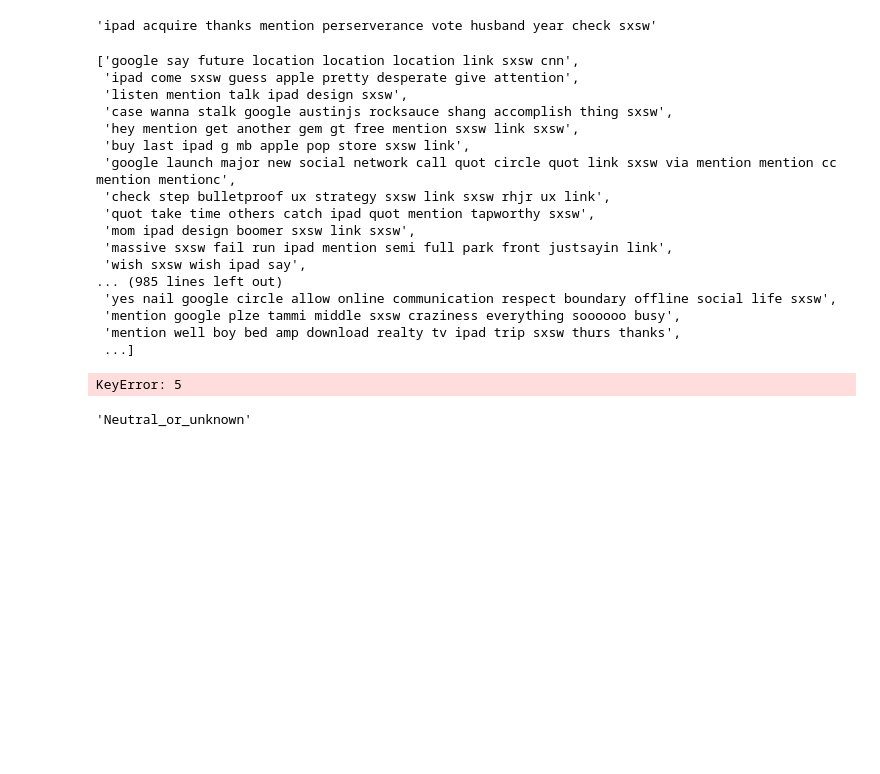
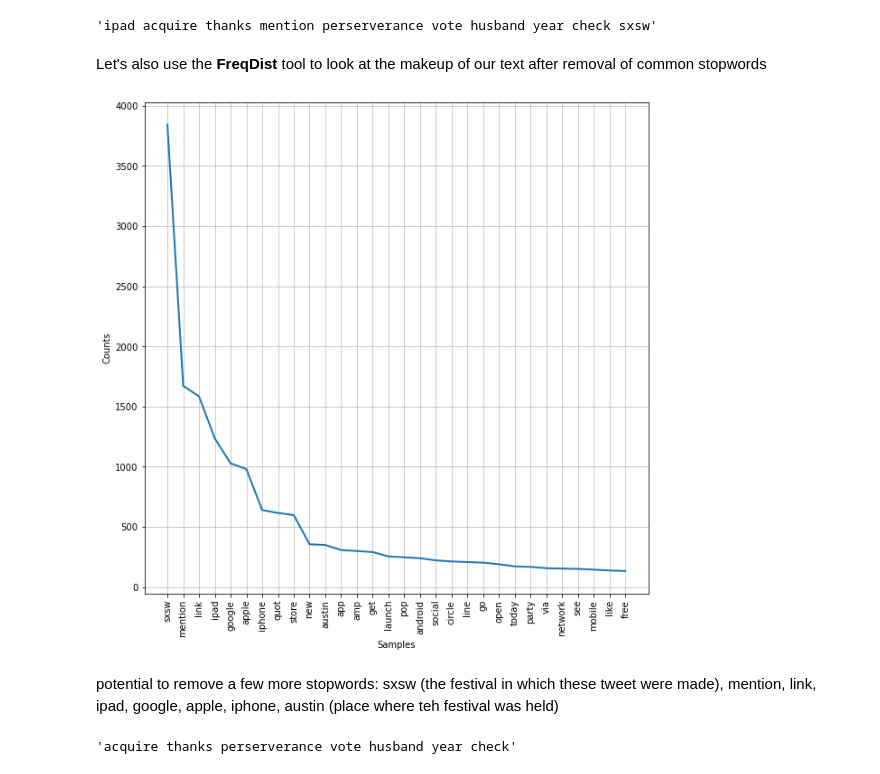
Before and after one commit to luluvalakdawala/NLP_for_tweet_sentiments, a Jupyter notebook: notebooks/exploratory/01_data_exploration.ipynb, the cells around one changed output. Drawn from its saved outputs; the diff is of its cells as text; code cells hidden in the pictures; blank space fills up the shorter version.

```diff
--- a/notebooks/exploratory/01_data_exploration.ipynb
+++ b/notebooks/exploratory/01_data_exploration.ipynb
@@ -305,31 +304,20 @@ token_docs[0]
 # %%
 # Secondary train-test split to build our best model
 X_t, X_val, y_t, y_val = train_test_split(token_docs, y_train, test_size=.25, random_state=1)
-# %%
-X_t
-# %% [output]
-['google say future location location location link sxsw cnn',
- 'ipad come sxsw guess apple pretty desperate give attention',
- 'listen mention talk ipad design sxsw',
- 'case wanna stalk google austinjs rocksauce shang accomplish thing sxsw',
- 'hey mention get another gem gt free mention sxsw link sxsw',
- 'buy last ipad g mb apple pop store sxsw link',
- 'google launch major new social network call quot circle quot link sxsw via mention mention cc mention mentionc',
- 'check step bulletproof ux strategy sxsw link sxsw rhjr ux link',
- 'quot take time others catch ipad quot mention tapworthy sxsw',
- 'mom ipad design boomer sxsw link sxsw',
- 'massive sxsw fail run ipad mention semi full park front justsayin link',
- 'wish sxsw wish ipad say',
-... (985 lines left out)
- 'yes nail google circle allow online communication respect boundary offline social life sxsw',
- 'mention google plze tammi middle sxsw craziness everything soooooo busy',
- 'mention well boy bed amp download realty tv ipad trip sxsw thurs thanks',
- ...]
-# %%
-y_t[5]
-# %% [output]
-KeyError: 5
-# %%
-y_t.iloc[0]
-# %% [output]
-'Neutral_or_unknown'
+# %% [markdown]
+Let's also use the **FreqDist** tool to look at the makeup of our text after removal of common stopwords
+# %%
+word_list = []
+for text in X_t:
+    words = word_tokenize(text)
+    for word in words:
+        word_list.append(word)
+# %%
+from nltk.probability import FreqDist
+fdist = FreqDist(word_list)
+plt.figure(figsize=(10,10))
+fdist.plot(30);
+# %% [output]
+[figure, added]
+# %% [markdown]
+potential to remove a few more stopwords: sxsw (the festival in which these tweet were made), mention, link, ipad, google, apple, iphone, austin (place where teh festival was held)
@@ -335,0 +328,4 @@ y_t.iloc[0]
+# %%
+token_docs[0]
+# %% [output]
+'acquire thanks perserverance vote husband year check'
```
Also changed, not shown: parts of 12 cells of this notebook.
